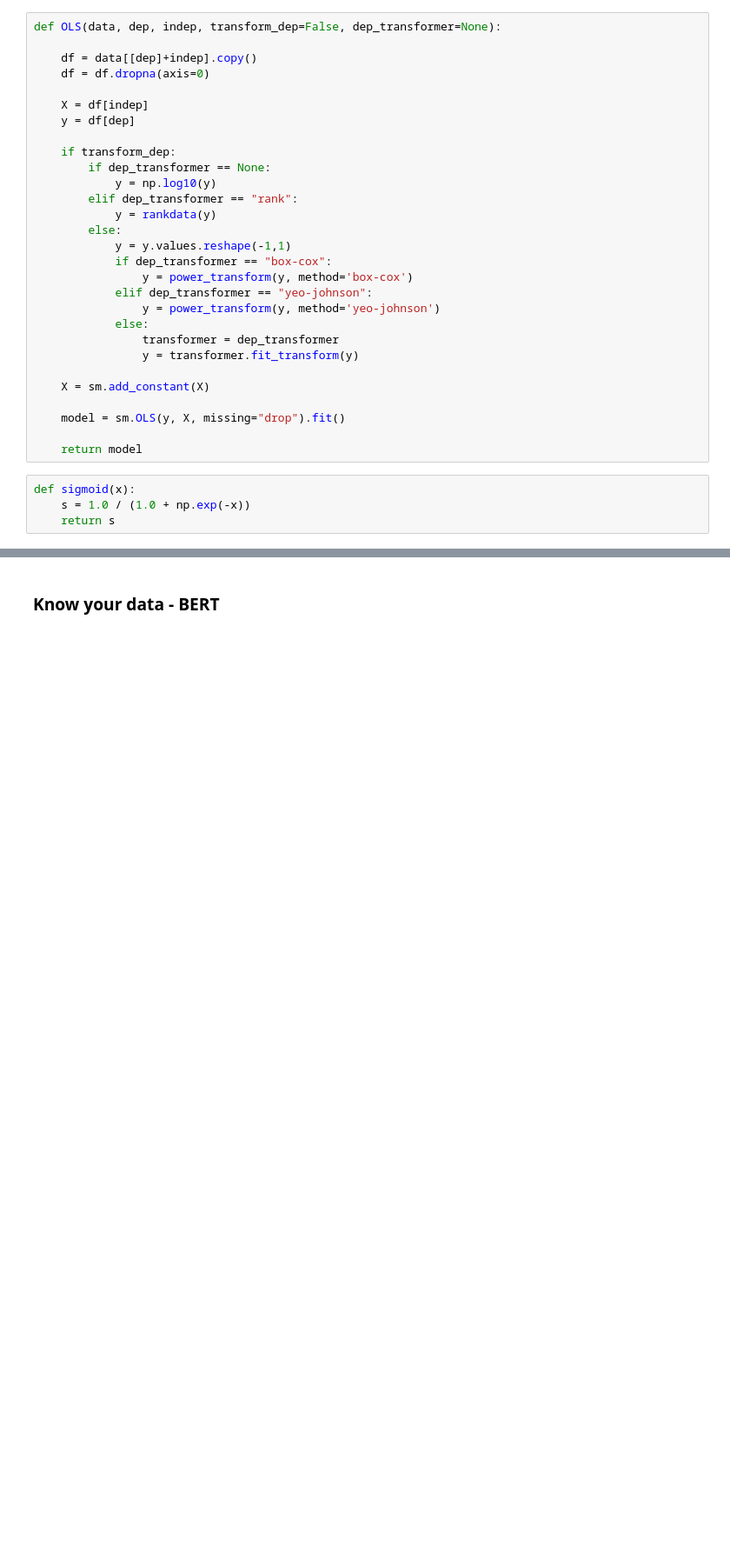
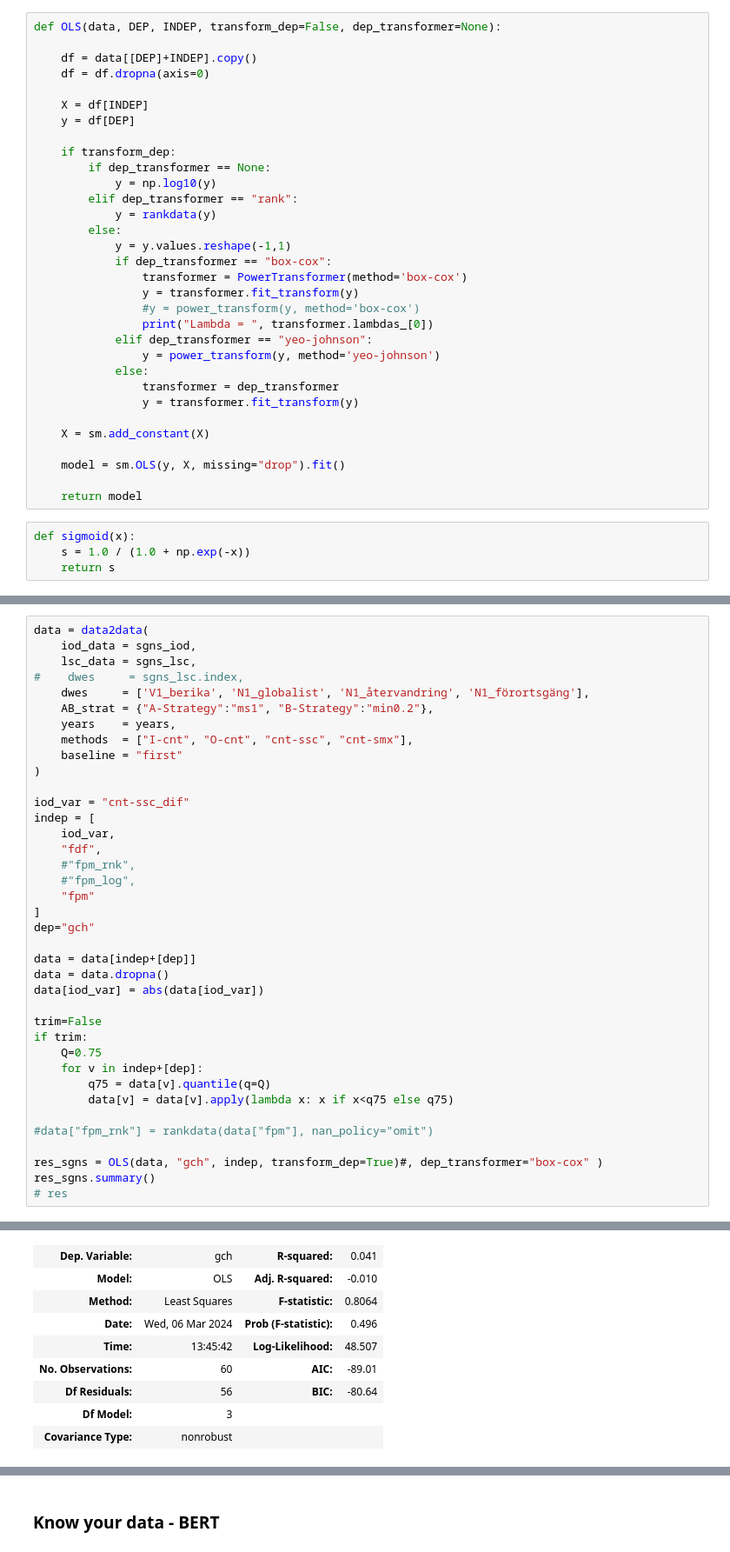
Before and after one commit to mboholm/dw_change, a Jupyter notebook: analysis/replacements/analysis.ipynb, the cells around one changed output, grey strips where cells are left out. Shown at 87% size. Saved outputs shown, nothing was run; the diff lists cells and outputs as text; blank space fills up the shorter version.

```diff
--- a/analysis/replacements/analysis.ipynb
+++ b/analysis/replacements/analysis.ipynb
@@ -609,13 +535,13 @@ def data2data(
 
     return data
 # %%
-def OLS(data, dep, indep, transform_dep=False, dep_transformer=None):
+def OLS(data, DEP, INDEP, transform_dep=False, dep_transformer=None):
 
-    df = data[[dep]+indep].copy()
+    df = data[[DEP]+INDEP].copy()
     df = df.dropna(axis=0)
 
-    X = df[indep]
-    y = df[dep]
+    X = df[INDEP]
+    y = df[DEP]
 
     if transform_dep:
         if dep_transformer == None:
@@ -625,7 +551,10 @@ def OLS(data, dep, indep, transform_dep=False, dep_transformer=None):
         else:
             y = y.values.reshape(-1,1)
             if dep_transformer == "box-cox":
-                y = power_transform(y, method='box-cox')
+                transformer = PowerTransformer(method='box-cox')
+                y = transformer.fit_transform(y)
+                #y = power_transform(y, method='box-cox')
+                print("Lambda = ", transformer.lambdas_[0])
             elif dep_transformer == "yeo-johnson":
                 y = power_transform(y, method='yeo-johnson')
             else:
@@ -643,0 +575,39 @@ def sigmoid(x):
+# %%
+data = data2data(
+    iod_data = sgns_iod,
+    lsc_data = sgns_lsc,
+#    dwes     = sgns_lsc.index,
+    dwes     = ['V1_berika', 'N1_globalist', 'N1_återvandring', 'N1_förortsgäng'],
+    AB_strat = {"A-Strategy":"ms1", "B-Strategy":"min0.2"},
+    years    = years,
+    methods  = ["I-cnt", "O-cnt", "cnt-ssc", "cnt-smx"],
+    baseline = "first"
+)
+
+iod_var = "cnt-ssc_dif"
+indep = [
+    iod_var,
+    "fdf",
+    #"fpm_rnk",
+    #"fpm_log",
+    "fpm"
+]
+dep="gch"
+
+data = data[indep+[dep]]
+data = data.dropna()
+data[iod_var] = abs(data[iod_var])
+
+trim=False
+if trim:
+    Q=0.75
+    for v in indep+[dep]:
+        q75 = data[v].quantile(q=Q)
+        data[v] = data[v].apply(lambda x: x if x<q75 else q75)
+
+#data["fpm_rnk"] = rankdata(data["fpm"], nan_policy="omit")
+
+res_sgns = OLS(data, "gch", indep, transform_dep=True)#, dep_transformer="box-cox" )
+res_sgns.summary()
+# res
+# %% [output]
@@ -643,0 +615,9 @@ def sigmoid(x):
+| Dep. Variable: | gch | R-squared: | 0.041 |
+| Model: | OLS | Adj. R-squared: | -0.010 |
+| Method: | Least Squares | F-statistic: | 0.8064 |
+| Date: | Wed, 06 Mar 2024 | Prob (F-statistic): | 0.496 |
+| Time: | 13:45:42 | Log-Likelihood: | 48.507 |
+| No. Observations: | 60 | AIC: | -89.01 |
+| Df Residuals: | 56 | BIC: | -80.64 |
+| Df Model: | 3 |  |  |
+| Covariance Type: | nonrobust |  |  |
```
Also changed, not shown: parts of 153 cells of this notebook, 1 other file.
